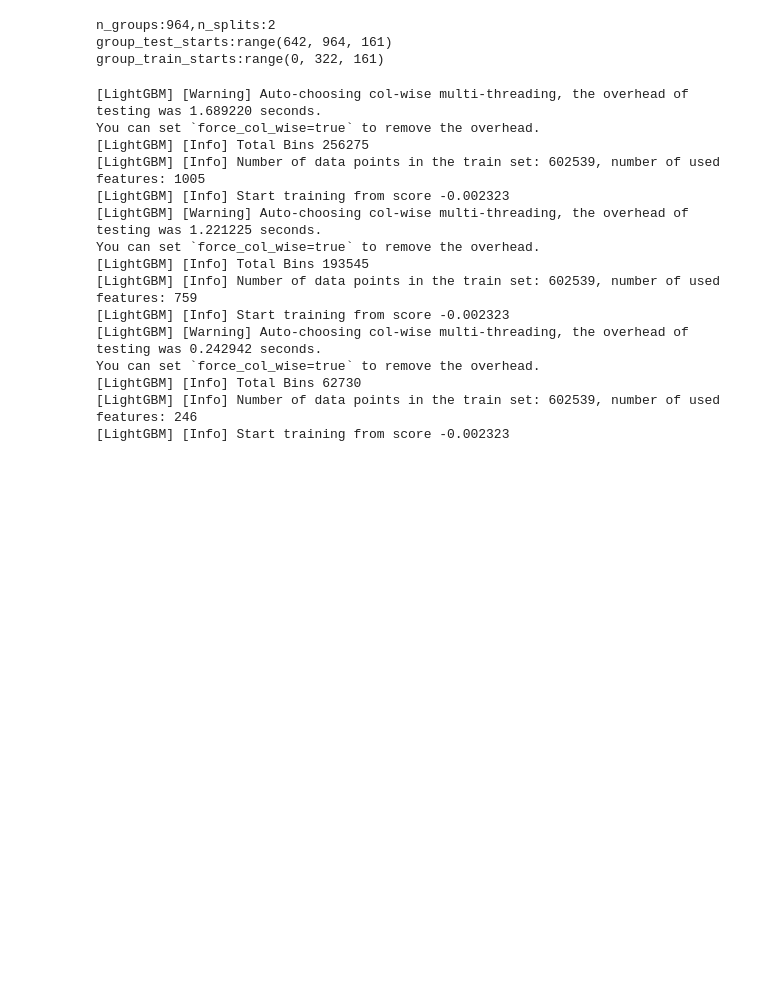
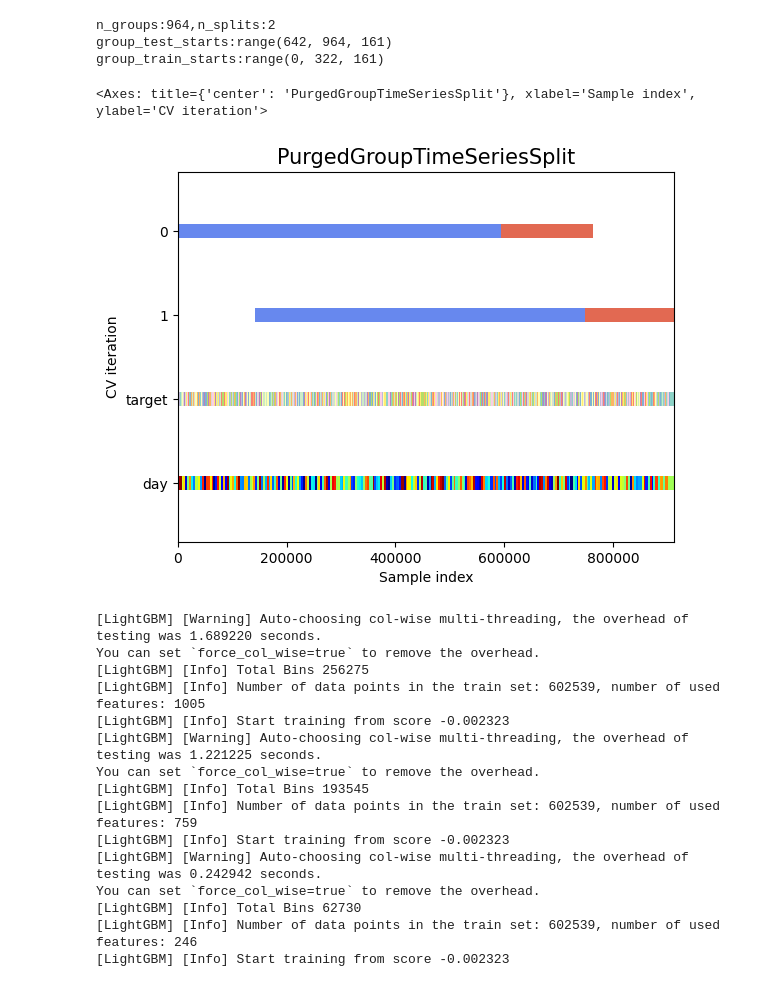
Before and after one commit to shuofu-qian/Yansheng_factor, a Jupyter notebook: 11_feature_lightgbm.ipynb, the cells around one changed output. Saved outputs shown, nothing was run; the diff lists cells and outputs as text; code cells hidden in the pictures; blank space fills up the shorter version.

```diff
--- a/11_feature_lightgbm.ipynb
+++ b/11_feature_lightgbm.ipynb
@@ -40,13 +40,18 @@ x = np.load('/home/qianshuofu/factor_qianshuofu/Data/data_feature.npy')
 y = np.load('/home/qianshuofu/factor_qianshuofu/Data/data_label.npy')
 groups = np.load('/home/qianshuofu/factor_qianshuofu/Data/data_index.npy',allow_pickle=True)[:,1]
 
-# 可恶 继承kfold类之后n_splits不能设置为1了 那也太不好用了
-cv = tss.PurgedGroupTimeSeriesSplit(n_splits=2).split_2(x,y,groups)
-(train_index1, test_index1), (train_index2, test_index2) = cv
+# 继承kfold类之后n_splits不能设置为1了 那也太不好用了
+cv = tss.PurgedGroupTimeSeriesSplit(n_splits=2)
+(train_index1, test_index1), (train_index2, test_index2) = cv.split_2(x,y,groups)
-# %% [output]
-n_groups:964,n_splits:2
-group_test_starts:range(642, 964, 161)
-group_train_starts:range(0, 322, 161)
+# %%
+fig, ax = plt.subplots()
+tss.plot_cv_indices(cv,x,y,groups,ax,split_method=False)
+# %% [output]
+n_groups:964,n_splits:2
+group_test_starts:range(642, 964, 161)
+group_train_starts:range(0, 322, 161)
+<Axes: title={'center': 'PurgedGroupTimeSeriesSplit'}, xlabel='Sample index', ylabel='CV iteration'>
+[figure, added]
 # %%
 train_dataset = lightgbm.Dataset(x[train_index1],y[train_index1])
 model = lightgbm.train(params={},train_set=train_dataset)
```
Also changed, not shown: parts of 5 cells of this notebook, 5 other files.
